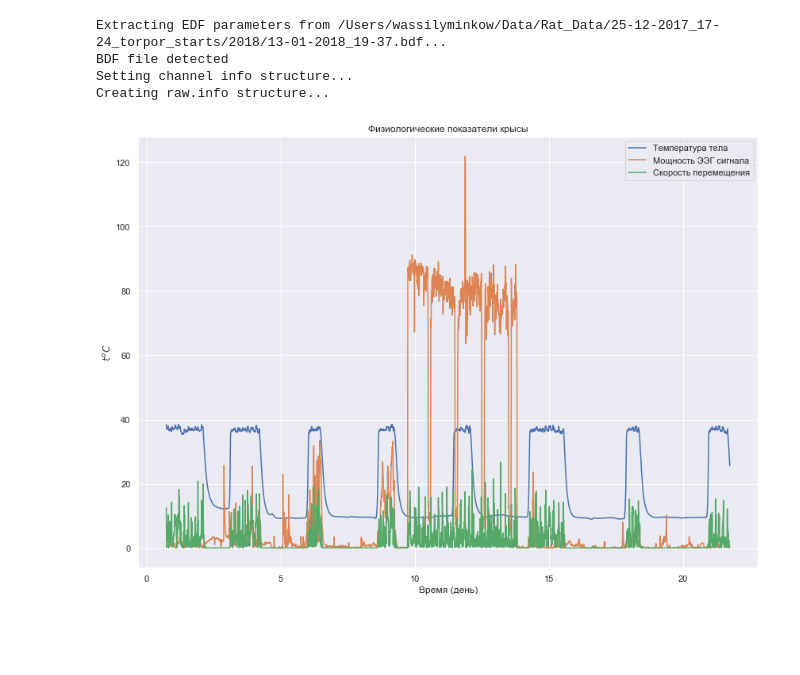
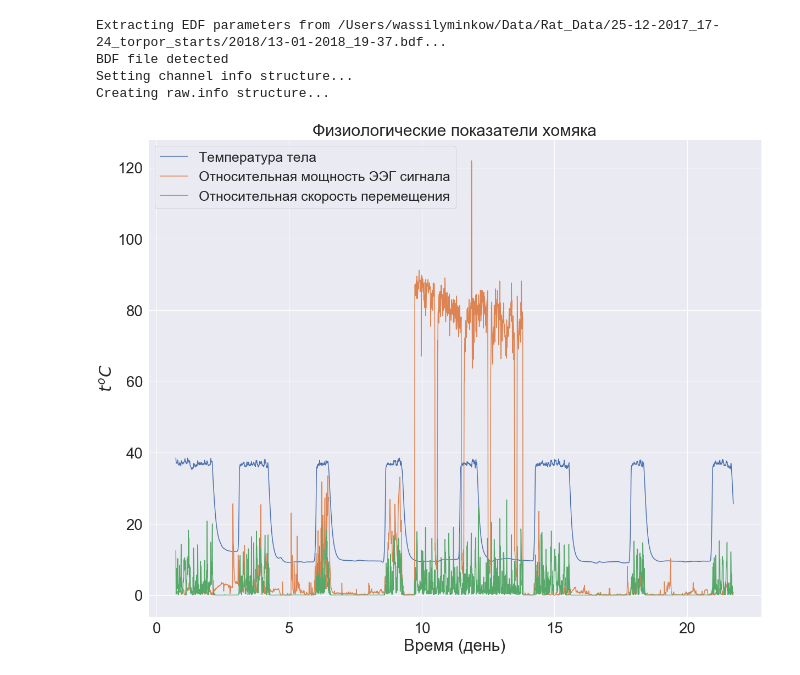
Before and after one commit to BasilMinkov/Jupyter-Notebooks, a Jupyter notebook: HamsterEEG.ipynb, the cells around one changed output. Saved outputs shown, nothing was run; the diff lists cells and outputs as text; code cells hidden in the pictures; blank space fills up the shorter version.

```diff
--- a/HamsterEEG.ipynb
+++ b/HamsterEEG.ipynb
@@ -16,7 +17,8 @@ from scipy.stats import wilcoxon
 # %% [output]
 Populating the interactive namespace from numpy and matplotlib
 # %%
-pylab.rcParams['figure.figsize'] = (14, 10)
+pylab.rcParams['figure.figsize'] = (20, 16)
+sns.set(font_scale=2.5)
 # %%
 path = "/Users/wassilyminkow/Data/Rat_Data/25-12-2017_17-24_torpor_starts/"
 files = [
@@ -145,17 +154,15 @@ Creating raw.info structure...
 # %%
-time_array = temp.dropna().index/6/24
+plt.plot(time_array, temp.dropna().iloc[:, -3], label="Температура тела")
+plt.plot(time_array, temp.dropna().iloc[:, -2], label="Относительная мощность ЭЭГ сигнала")
+plt.plot(time_array, temp.dropna().iloc[:, -1], label="Относительная скорость перемещения")
 
-plt.plot(time_array, temp.dropna().iloc[:, -3], label="Температура тела")
-plt.plot(time_array, temp.dropna().iloc[:, -2], label="Мощность ЭЭГ сигнала")
-plt.plot(time_array, temp.dropna().iloc[:, -1], label="Скорость перемещения")
-
-plt.title("Физиологические показатели крысы")
+plt.title("Физиологические показатели хомяка")
 plt.ylabel(r"$t^o C$")
 plt.xlabel("Время (день)")
-plt.legend()
+plt.legend(prop={'size': 25})
 plt.show()
 # %% [output]
-[figure, old version]
+[figure, new version]
 # %%
 time_array = temp.dropna().index/6/24
 
```
Also changed, not shown: parts of 20 cells of this notebook.
